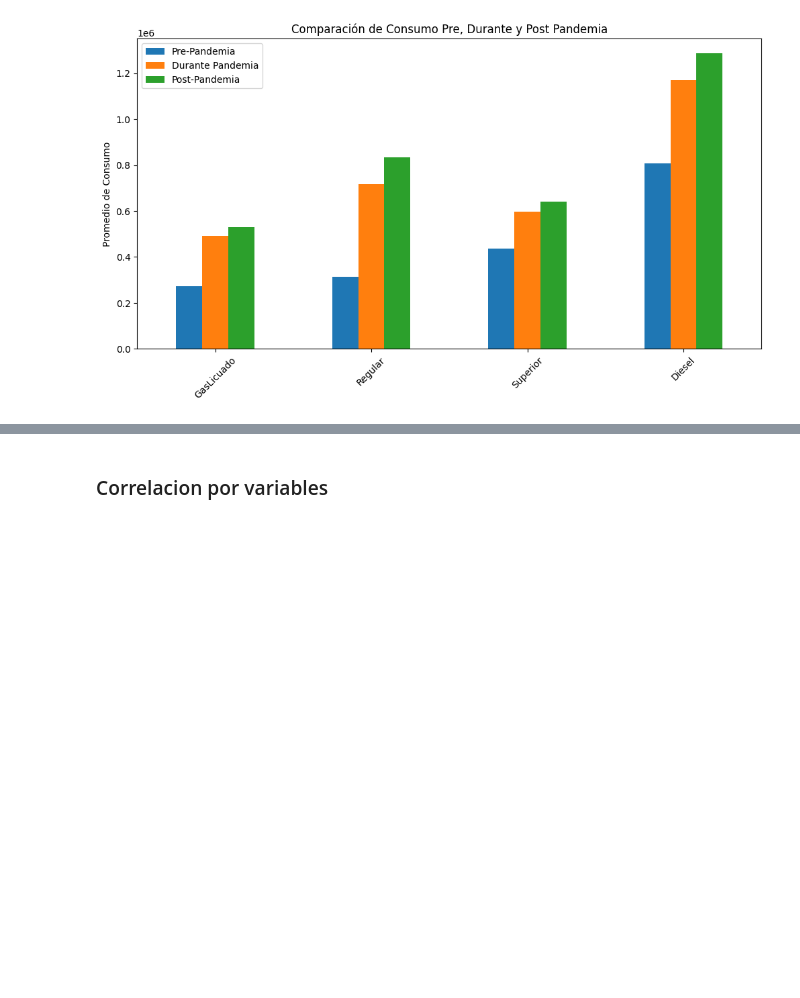
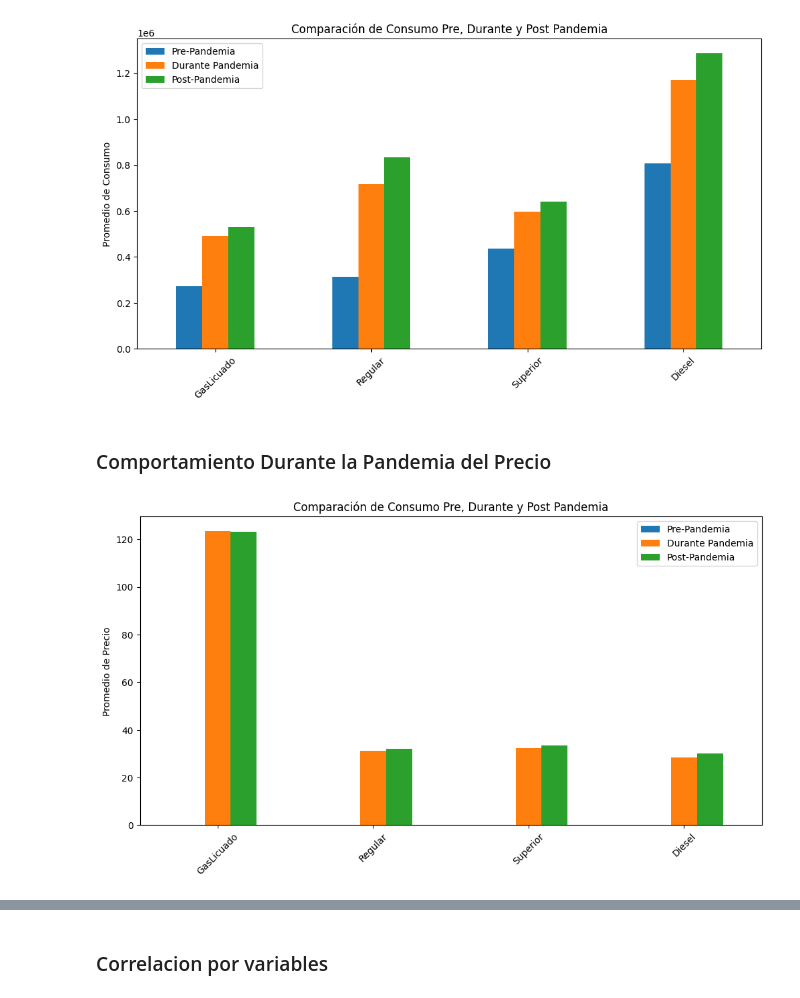
Before and after one commit to mariaRam2003/Laboratorio2-DataScience, a Jupyter notebook: EDA.ipynb, the cells around one changed output, grey strips where cells are left out. Cells and saved outputs as stored; diff of their text form; code cells hidden in the pictures; blank space fills up the shorter version.

```diff
--- a/EDA.ipynb
+++ b/EDA.ipynb
@@ -635,3 +660,40 @@ plt.xticks(rotation=45)
 plt.show()
 # %% [output]
 [figure]
+# %% [markdown]
+### Comportamiento Durante la Pandemia del Precio
+# %%
+# Comportamiento Durante la Pandemia del Consumo
+
+# Convertir la columna 'Fecha' a formato datetime usando el formato correcto
+precios_df['Fecha'] = pd.to_datetime(precios_df['Fecha'], format='%m/%Y')
+
+# Definir el inicio y fin de la pandemia
+pandemia_inicio = pd.Timestamp('2020-03-13')
+pandemia_fin = pd.Timestamp('2023-06-01')
+
+# Dividir los datos en pre-pandemia, durante pandemia, y post-pandemia
+pre_pandemia = precios_df[precios_df['Fecha'] < pandemia_inicio]
+durante_pandemia = precios_df[(precios_df['Fecha'] >= pandemia_inicio) & (precios_df['Fecha'] <= pandemia_fin)]
+post_pandemia = precios_df[precios_df['Fecha'] > pandemia_fin]
+
+# Calcular el promedio de consumo para cada fase
+pre_pandemia_mean = pre_pandemia[['GasLicuado', 'Regular', 'Superior', 'Diesel']].mean()
+durante_pandemia_mean = durante_pandemia[['GasLicuado', 'Regular', 'Superior', 'Diesel']].mean()
+post_pandemia_mean = post_pandemia[['GasLicuado', 'Regular', 'Superior', 'Diesel']].mean()
+
+# Crear un DataFrame para la comparación
+comparison = pd.DataFrame({
+    'Pre-Pandemia': pre_pandemia_mean,
+    'Durante Pandemia': durante_pandemia_mean,
+    'Post-Pandemia': post_pandemia_mean
+})
+
+# Graficar la comparación de consumo en las diferentes fases de la pandemia
+comparison.plot(kind='bar', figsize=(12, 6))
+plt.title('Comparación de Consumo Pre, Durante y Post Pandemia')
+plt.ylabel('Promedio de Precio')
+plt.xticks(rotation=45)
+plt.show()
+# %% [output]
+[figure, added]
```
Also changed, not shown: parts of 9 cells of this notebook, 4 other files.
